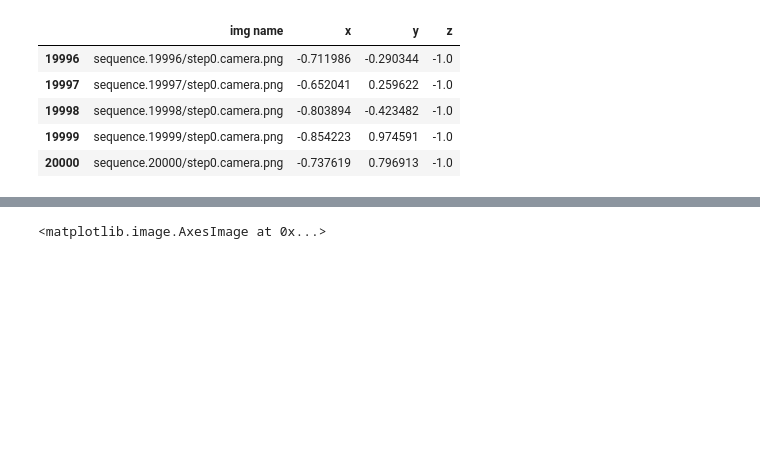
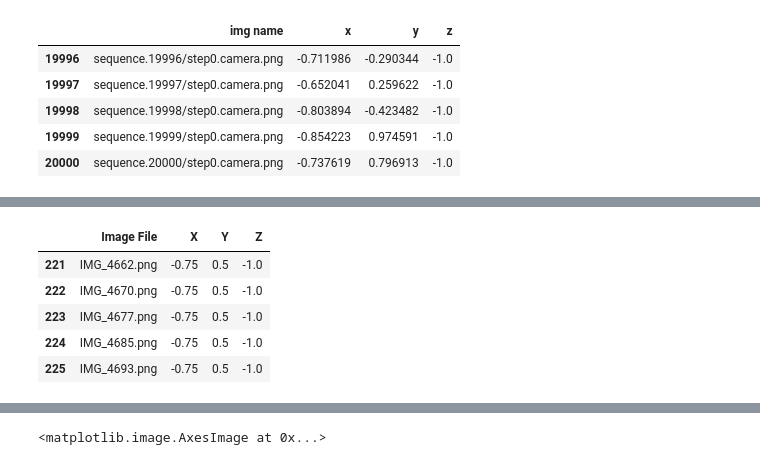
Before and after one commit to elan-wilkinson/OrientationDetectionLegoAerospaceAssembly, a Jupyter notebook: Main.ipynb, the cells around one changed output, grey strips where cells are left out. Cells and saved outputs as stored; diff of their text form; code cells hidden in the pictures; blank space fills up the shorter version.

```diff
--- a/Main.ipynb
+++ b/Main.ipynb
@@ -1669,0 +1695,15 @@ Average difference in z: 4.011522658050088
+# %%
+real_rots = pd.read_csv('/content/drive/MyDrive/CV_FinalProj_Data/shuttle_realworld_45degs/shuttle_rw_45degs/angles.csv', sep=",")
+
+real_rots['X'] = (real_rots['X'] - 180.0) / 180.0
+real_rots['Y'] = (real_rots['Y'] - 180.0)/ 180.0
+real_rots['Z'] = (real_rots['Z'] - 180.0)/ 180.0
+
+real_rots.tail(5)
+# %% [output]
+|  | Image File | X | Y | Z |
+| 221 | IMG_4662.png | -0.75 | 0.5 | -1.0 |
+| 222 | IMG_4670.png | -0.75 | 0.5 | -1.0 |
+| 223 | IMG_4677.png | -0.75 | 0.5 | -1.0 |
+| 224 | IMG_4685.png | -0.75 | 0.5 | -1.0 |
+| 225 | IMG_4693.png | -0.75 | 0.5 | -1.0 |
```
Also changed, not shown: parts of 28 cells of this notebook.
